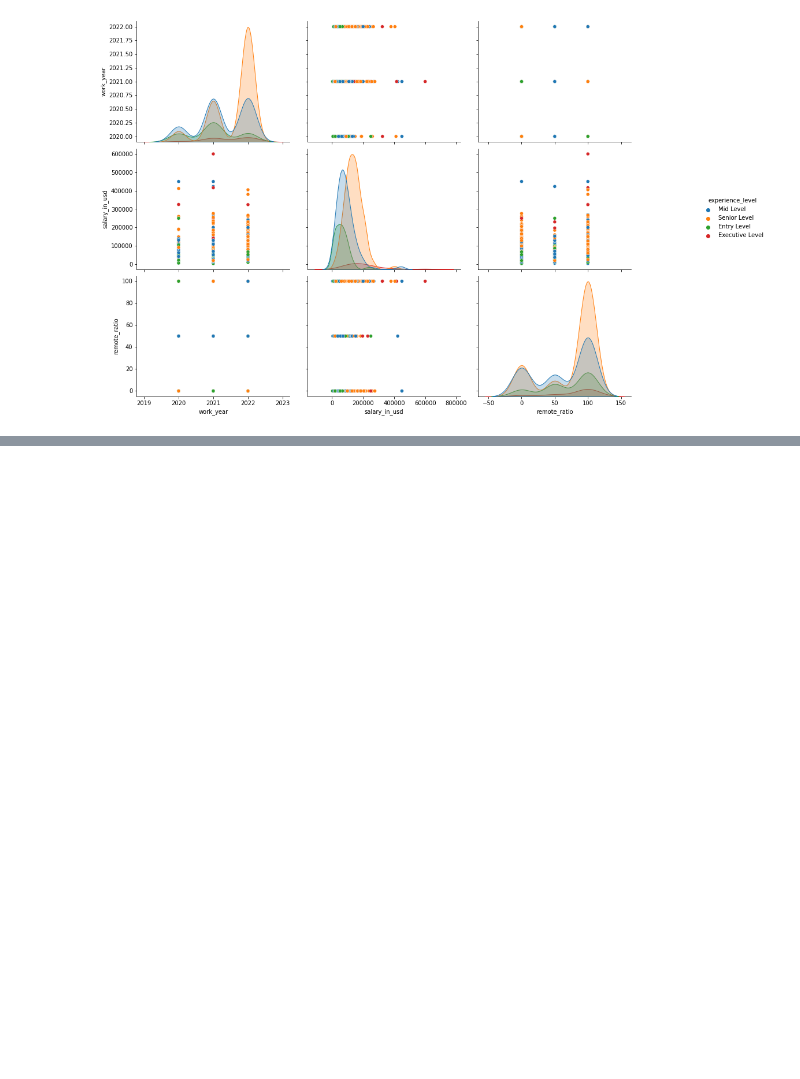
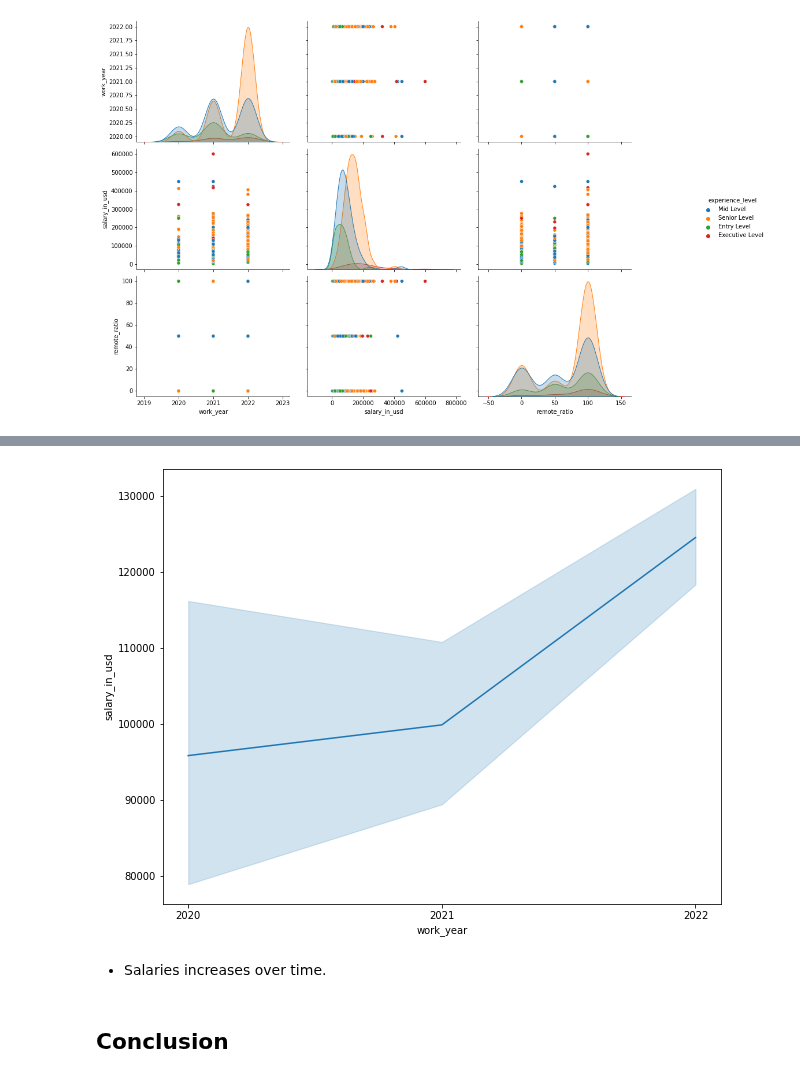
Before and after one commit to manuelinfosec/eda-analysis-of-data-science-job-salaries, a Jupyter notebook: main.ipynb, the cells around one changed output, grey strips where cells are left out. Saved outputs shown, nothing was run; the diff lists cells and outputs as text; code cells hidden in the pictures; blank space fills up the shorter version.

```diff
--- a/main.ipynb
+++ b/main.ipynb
@@ -518,0 +574,10 @@ fig
+# %%
+fig = sns.lineplot(data=data, x='work_year', y="salary_in_usd")
+fig.set_xticks([2020, 2021, 2022])
+fig.figure.set_size_inches(10,8)
+# %% [output]
+[figure, added]
+# %% [markdown]
+- Salaries increases over time.
+# %% [markdown]
+## Conclusion
```
Also changed, not shown: parts of 9 cells of this notebook.
